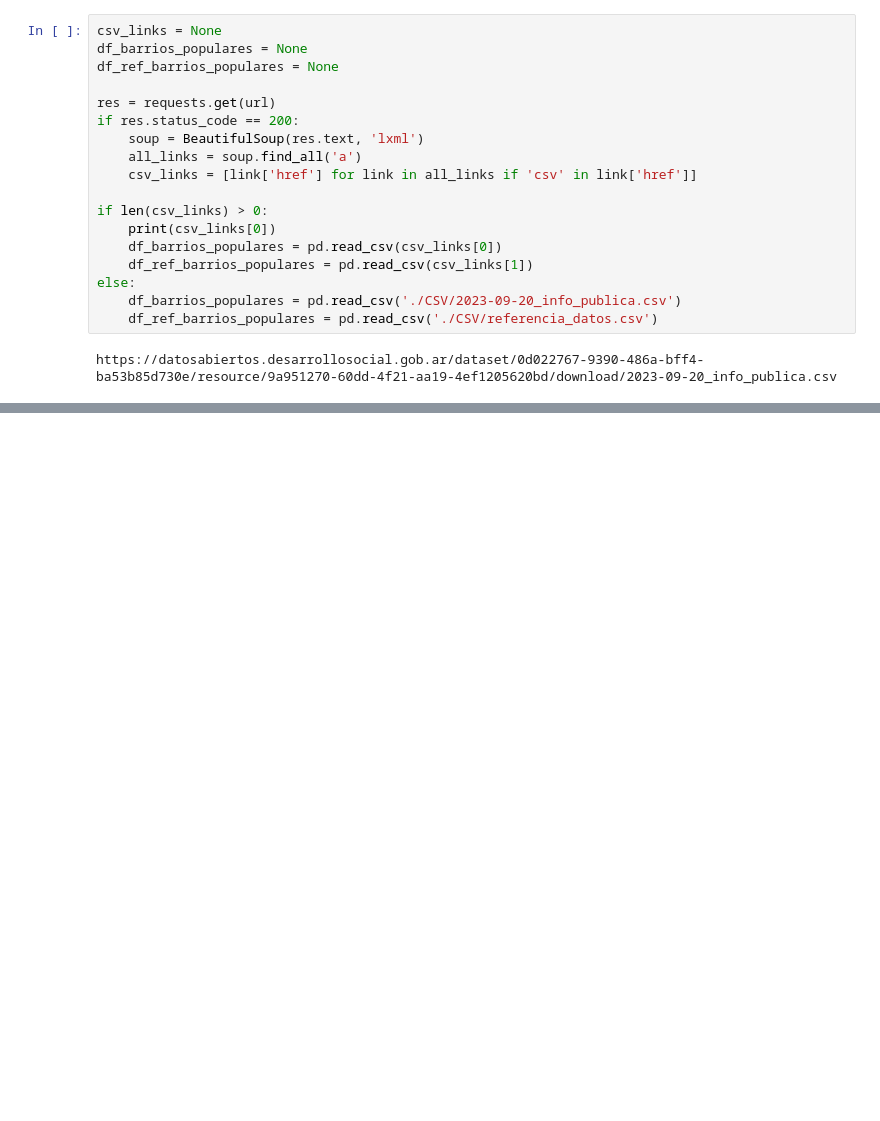
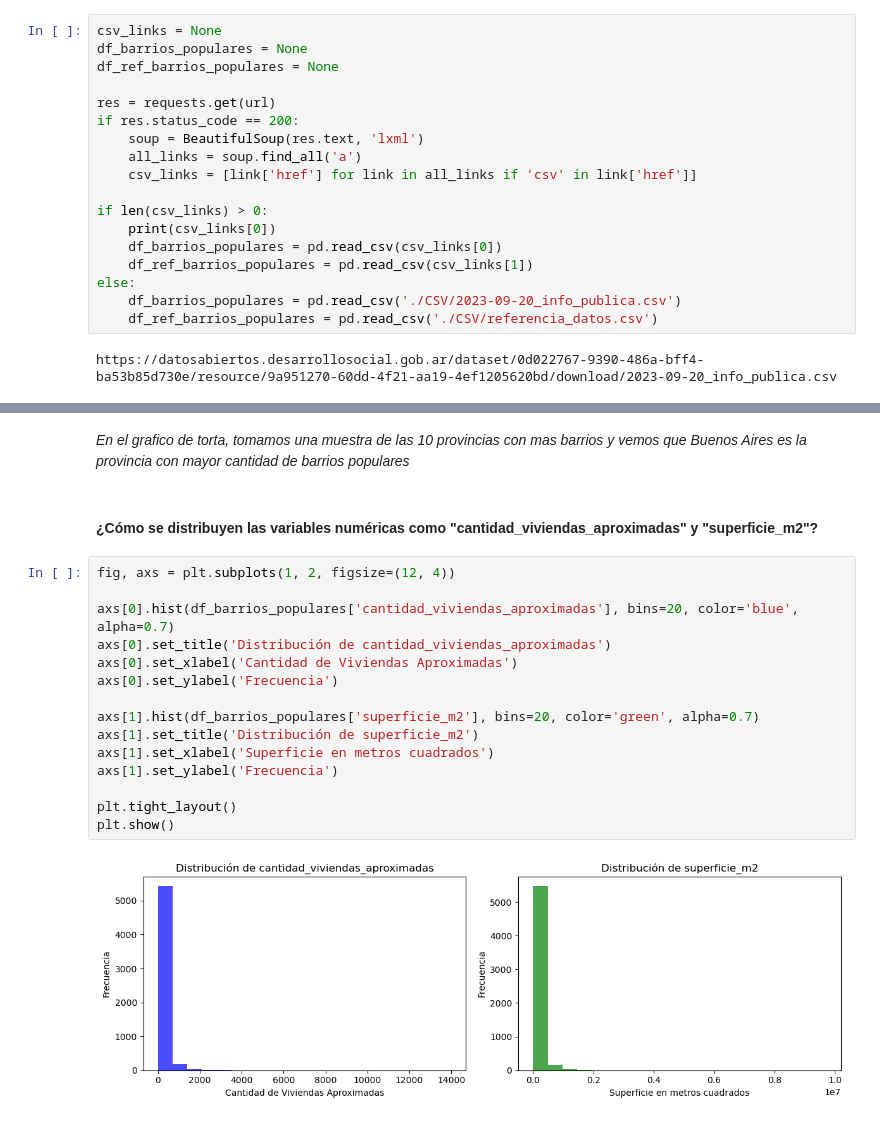
Before and after one commit to matiasfeliu92/barrios_populares, a Jupyter notebook: barrios_populares.ipynb, the cells around one changed output, grey strips where cells are left out. Saved outputs shown, nothing was run; the diff lists cells and outputs as text; blank space fills up the shorter version.

```diff
--- a/barrios_populares.ipynb
+++ b/barrios_populares.ipynb
@@ -114,0 +227,21 @@ Index(['id_renabap', 'geometry', 'renabap_id', 'nombre_barrio', 'provincia',
+# %% [markdown]
+*En el grafico de torta, tomamos una muestra de las 10 provincias con mas barrios y vemos que Buenos Aires es la provincia con mayor cantidad de barrios populares*
+# %% [markdown]
+####  ¿Cómo se distribuyen las variables numéricas como "cantidad_viviendas_aproximadas" y "superficie_m2"?
+# %%
+fig, axs = plt.subplots(1, 2, figsize=(12, 4))
+
+axs[0].hist(df_barrios_populares['cantidad_viviendas_aproximadas'], bins=20, color='blue', alpha=0.7)
+axs[0].set_title('Distribución de cantidad_viviendas_aproximadas')
+axs[0].set_xlabel('Cantidad de Viviendas Aproximadas')
+axs[0].set_ylabel('Frecuencia')
+
+axs[1].hist(df_barrios_populares['superficie_m2'], bins=20, color='green', alpha=0.7)
+axs[1].set_title('Distribución de superficie_m2')
+axs[1].set_xlabel('Superficie en metros cuadrados')
+axs[1].set_ylabel('Frecuencia')
+
+plt.tight_layout()
+plt.show()
+# %% [output]
+[figure, added]
```
Also changed, not shown: parts of 29 cells of this notebook.
